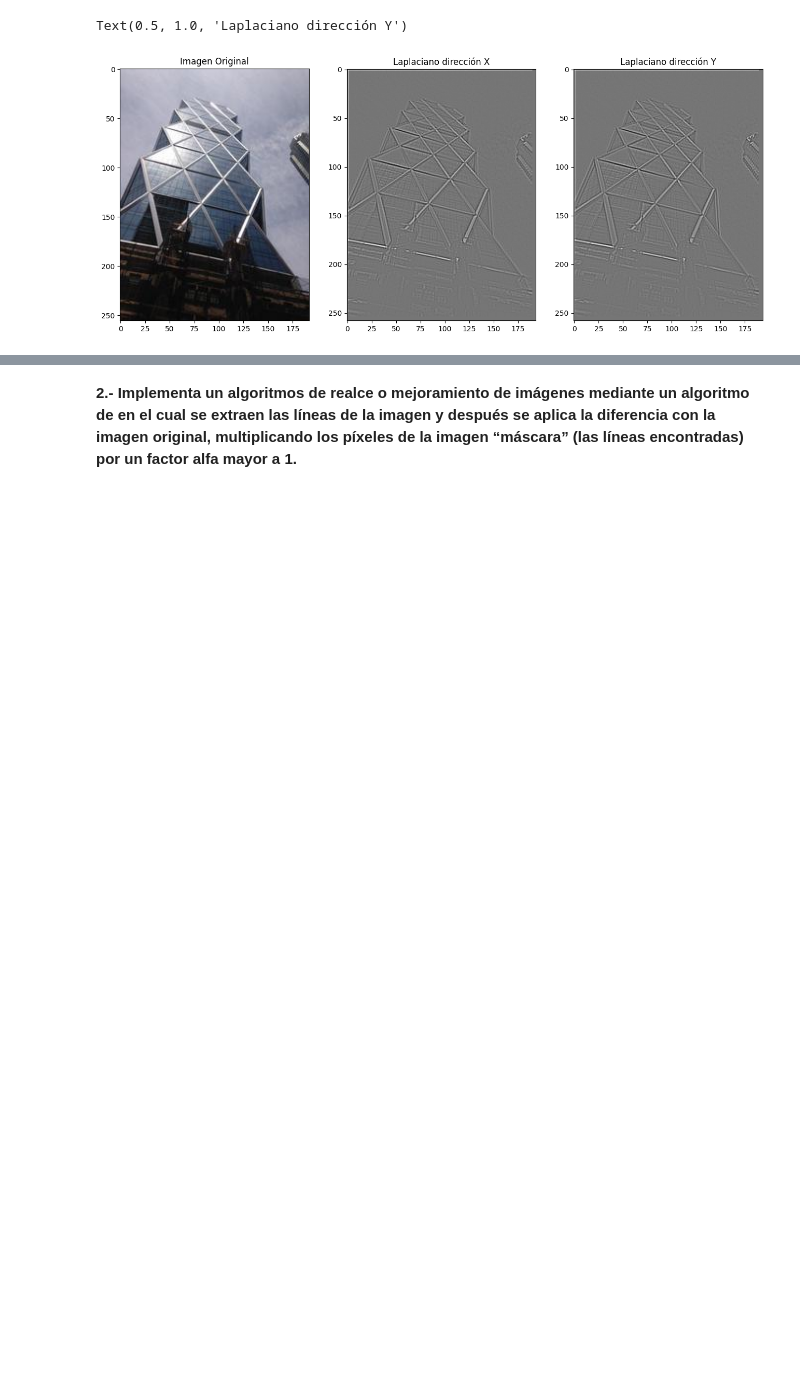
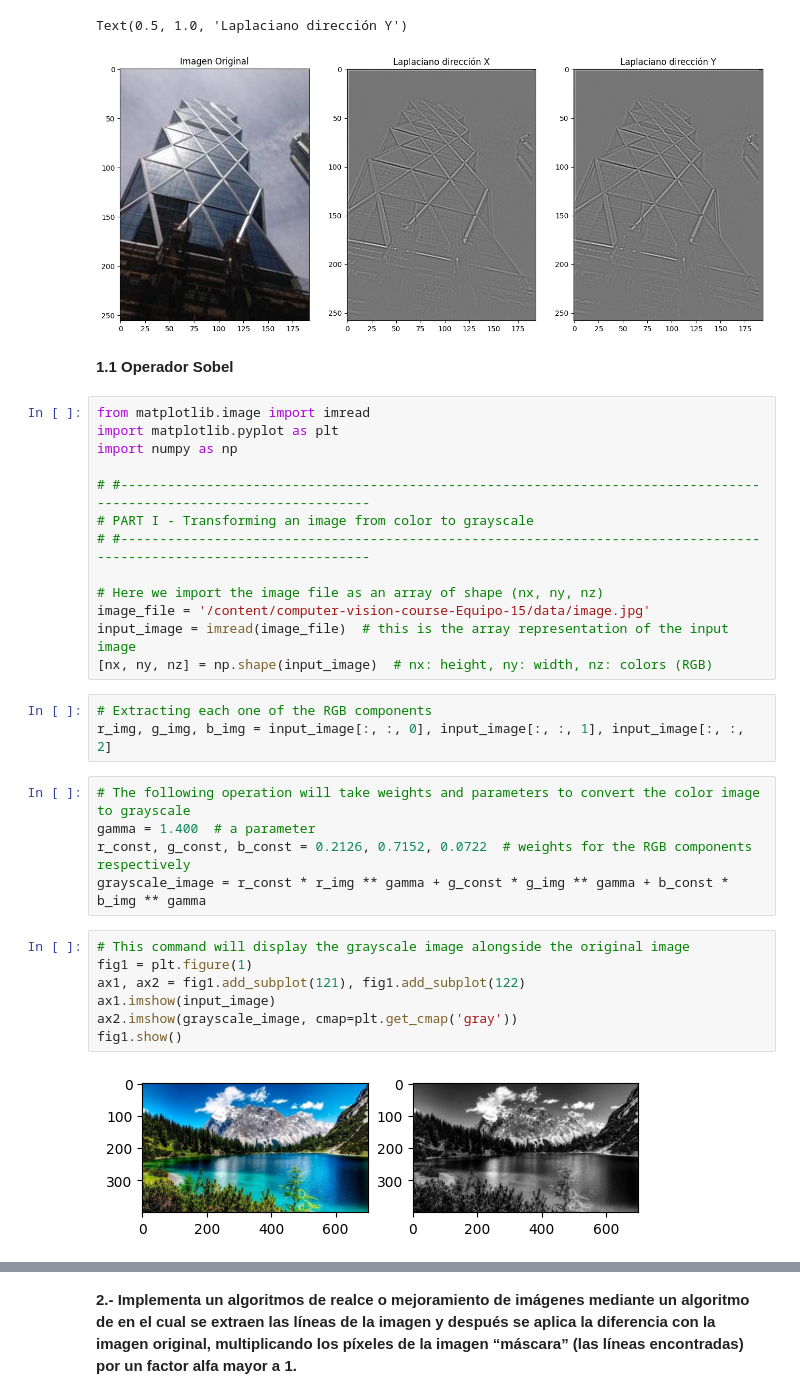
Before and after one commit to Alfonso-Garibay/computer-vision-course-Equipo-15, a Jupyter notebook: 4_convolution.ipynb, the cells around one changed output, grey strips where cells are left out. Cells and saved outputs as stored; diff of their text form; blank space fills up the shorter version.

```diff
--- a/4_convolution.ipynb
+++ b/4_convolution.ipynb
@@ -508,3 +518,35 @@ plt.title('Laplaciano dirección Y')
  [  0.   0.   0. ...   0.   0.   0.]]
 Text(0.5, 1.0, 'Laplaciano dirección Y')
 [figure]
+# %% [markdown]
+**1.1 Operador Sobel**
+# %%
+from matplotlib.image import imread
+import matplotlib.pyplot as plt
+import numpy as np
+
+# #---------------------------------------------------------------------------------------------------------------------
+# PART I - Transforming an image from color to grayscale
+# #---------------------------------------------------------------------------------------------------------------------
+
+# Here we import the image file as an array of shape (nx, ny, nz)
+image_file = '/content/computer-vision-course-Equipo-15/data/image.jpg'
+input_image = imread(image_file)  # this is the array representation of the input image
+[nx, ny, nz] = np.shape(input_image)  # nx: height, ny: width, nz: colors (RGB)
+# %%
+# Extracting each one of the RGB components
+r_img, g_img, b_img = input_image[:, :, 0], input_image[:, :, 1], input_image[:, :, 2]
+# %%
+# The following operation will take weights and parameters to convert the color image to grayscale
+gamma = 1.400  # a parameter
+r_const, g_const, b_const = 0.2126, 0.7152, 0.0722  # weights for the RGB components respectively
+grayscale_image = r_const * r_img ** gamma + g_const * g_img ** gamma + b_const * b_img ** gamma
+# %%
+# This command will display the grayscale image alongside the original image
+fig1 = plt.figure(1)
+ax1, ax2 = fig1.add_subplot(121), fig1.add_subplot(122)
+ax1.imshow(input_image)
+ax2.imshow(grayscale_image, cmap=plt.get_cmap('gray'))
+fig1.show()
+# %% [output]
+[figure, added]
```
Also changed, not shown: parts of 5 cells of this notebook.
